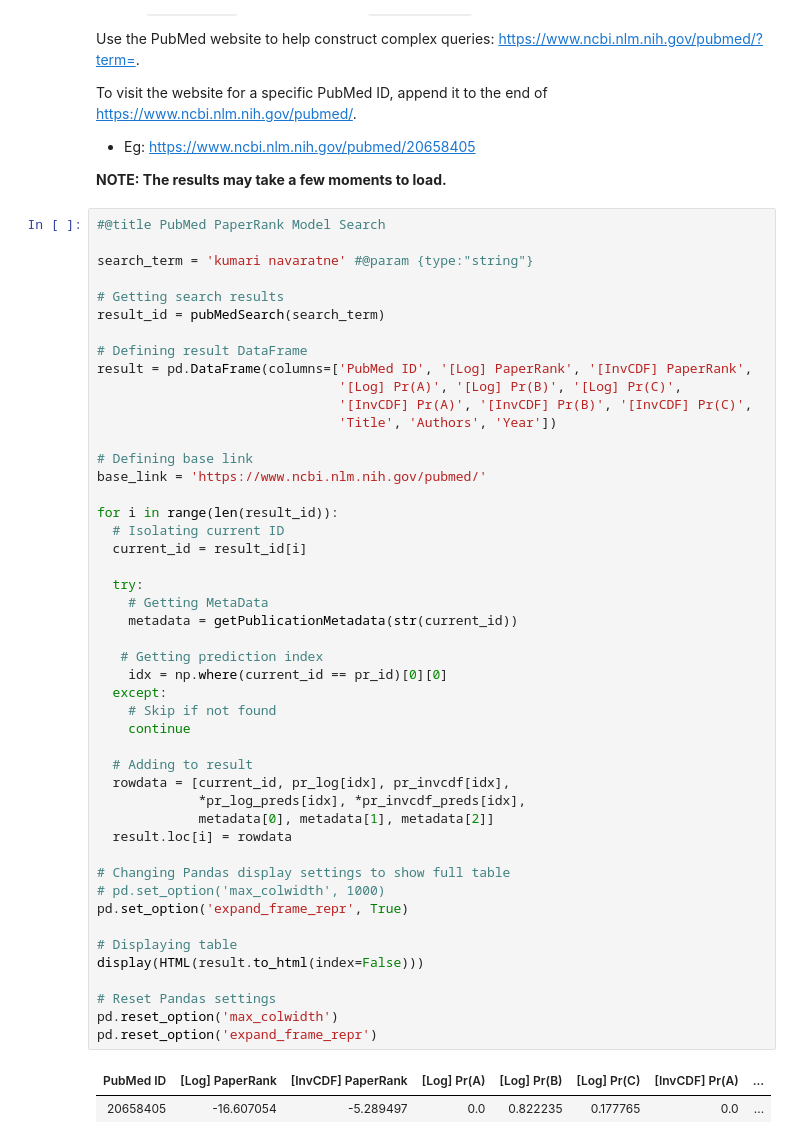
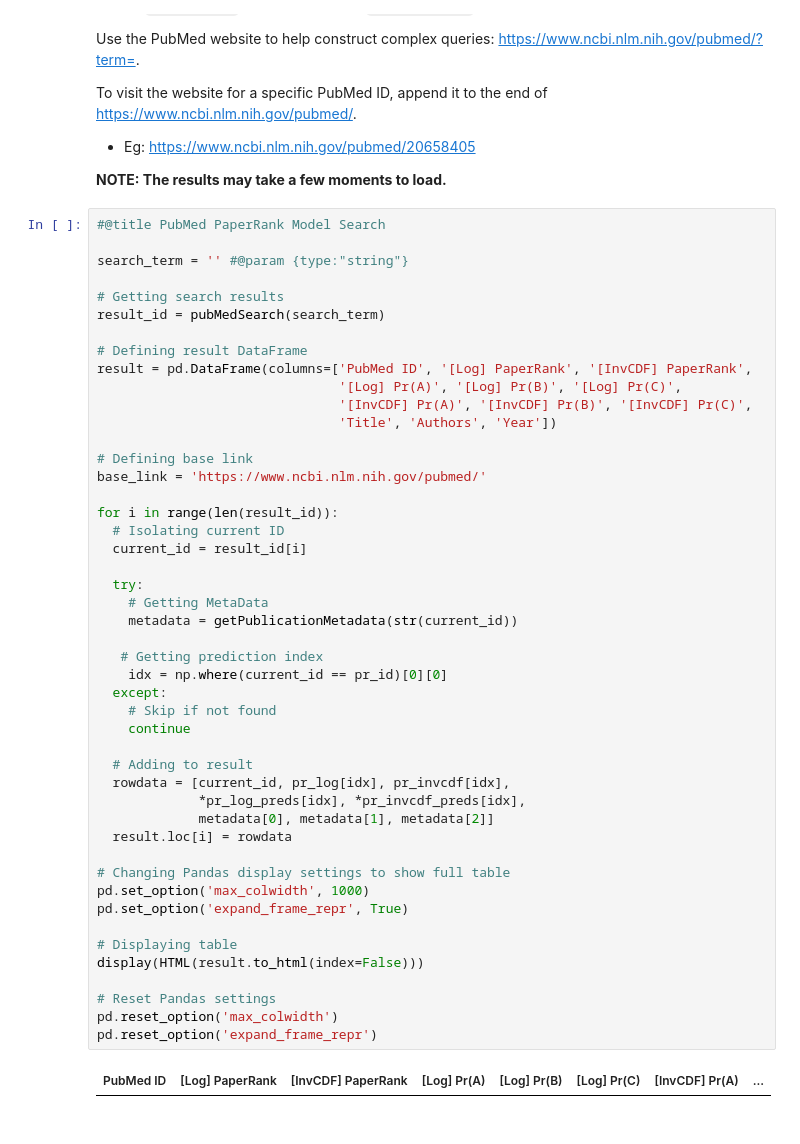
Before and after one commit to rukmal/PaperRank-Analysis, a Jupyter notebook: PubMed PaperRank Analysis.ipynb, the cells around one changed output. Saved outputs shown, nothing was run; the diff lists cells and outputs as text.

Commit message:
Minor formatting update to search

```diff
--- a/PubMed PaperRank Analysis.ipynb
+++ b/PubMed PaperRank Analysis.ipynb
@@ -1396,7 +1396,7 @@ To visit the website for a specific PubMed ID, append it to the end of https://w
 # %%
 #@title PubMed PaperRank Model Search
 
-search_term = 'kumari navaratne' #@param {type:"string"}
+search_term = '' #@param {type:"string"}
 
 # Getting search results
 result_id = pubMedSearch(search_term)
@@ -1414,32 +1414,31 @@ for i in range(len(result_id)):
   # Isolating current ID
   current_id = result_id[i]
 
   try:
     # Getting MetaData
     metadata = getPublicationMetadata(str(current_id))
 
    # Getting prediction index
     idx = np.where(current_id == pr_id)[0][0]
   except:
     # Skip if not found
     continue
 
   # Adding to result
   rowdata = [current_id, pr_log[idx], pr_invcdf[idx],
              *pr_log_preds[idx], *pr_invcdf_preds[idx],
              metadata[0], metadata[1], metadata[2]]
   result.loc[i] = rowdata
 
 # Changing Pandas display settings to show full table
-# pd.set_option('max_colwidth', 1000)
+pd.set_option('max_colwidth', 1000)
 pd.set_option('expand_frame_repr', True)
 
 # Displaying table
 display(HTML(result.to_html(index=False)))
 
 # Reset Pandas settings
 pd.reset_option('max_colwidth')
 pd.reset_option('expand_frame_repr')
 # %% [output]
 | PubMed ID | [Log] PaperRank | [InvCDF] PaperRank | [Log] Pr(A) | [Log] Pr(B) | [Log] Pr(C) | [InvCDF] Pr(A) | ... |
-| 20658405 | -16.607054 | -5.289497 | 0.0 | 0.822235 | 0.177765 | 0.0 | ... |
```
